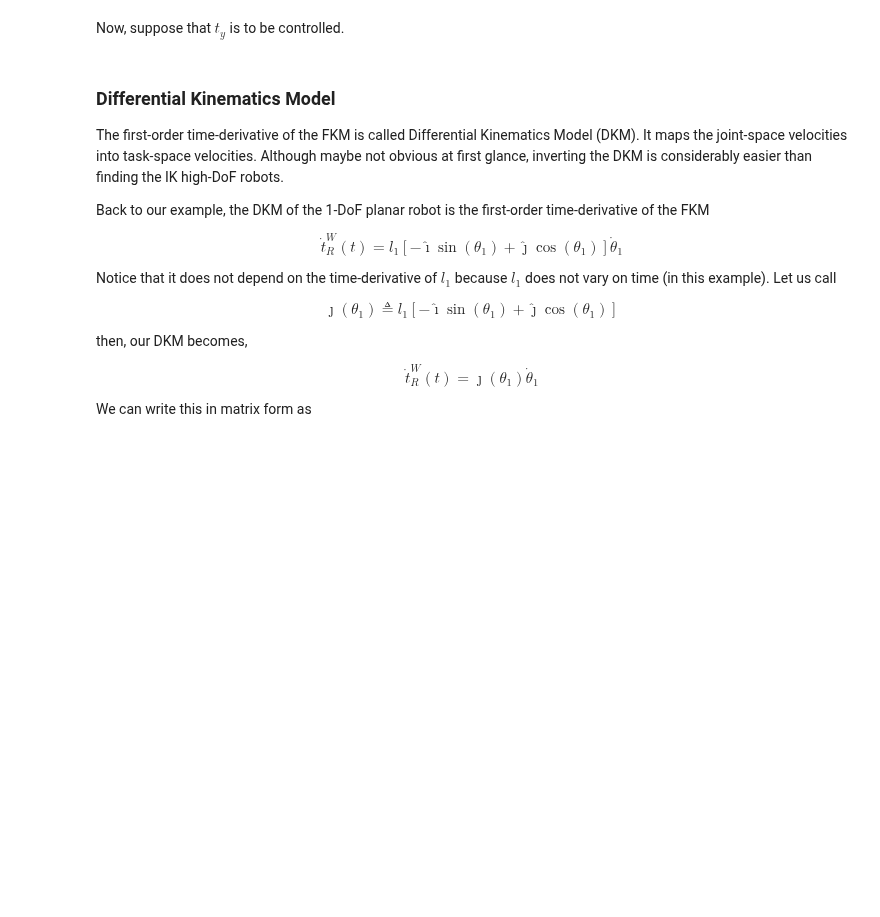
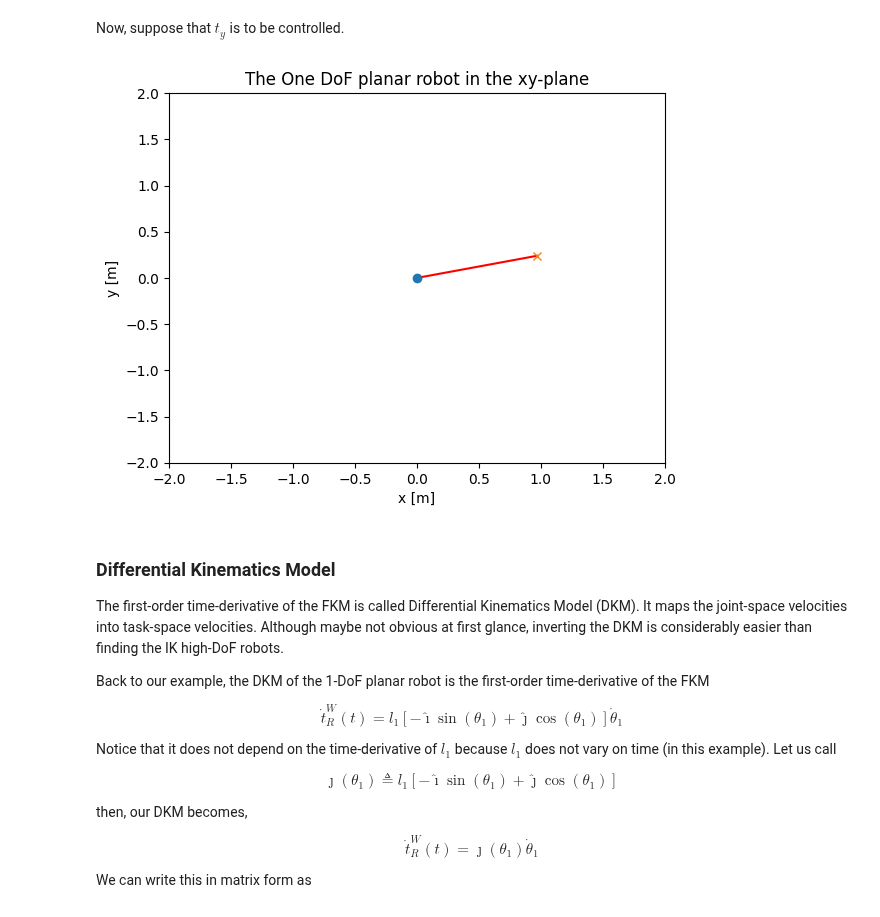
Before and after one commit to MarinhoLab/OpenExecutableBooksRobotics, a Jupyter notebook: dqrobotics/lesson5/lesson_dq5_robot_control_basics_part1.ipynb, the cells around one changed output. Saved outputs shown, nothing was run; the diff lists cells and outputs as text; code cells hidden in the pictures; blank space fills up the shorter version.

```diff
--- a/dqrobotics/lesson5/lesson_dq5_robot_control_basics_part1.ipynb
+++ b/dqrobotics/lesson5/lesson_dq5_robot_control_basics_part1.ipynb
@@ -249,18 +268,20 @@ Now, suppose that $t_y$ is to be controlled.
 # %%
 # Length
 l1 = 1
 
 # Create robot
 one_dof_planar_robot = OneDofPlanarRobot(l1)
 
 # Choose ty freely
-ty =0.24
+ty = 0.24
 
 # Get the fkm, based on theta
 theta1 = one_dof_planar_robot.ikm_ty(ty)
 
 # Plot the robot in the xy-plane
-#one_dof_planar_robot.plot(theta1)
+one_dof_planar_robot.plot(theta1)
+# %% [output]
+[figure, added]
 # %% [markdown]
 <a name="H_10DF28F5"></a>
 ### Differential Kinematics Model
```
Also changed, not shown: parts of 13 cells of this notebook, 1 other file.
